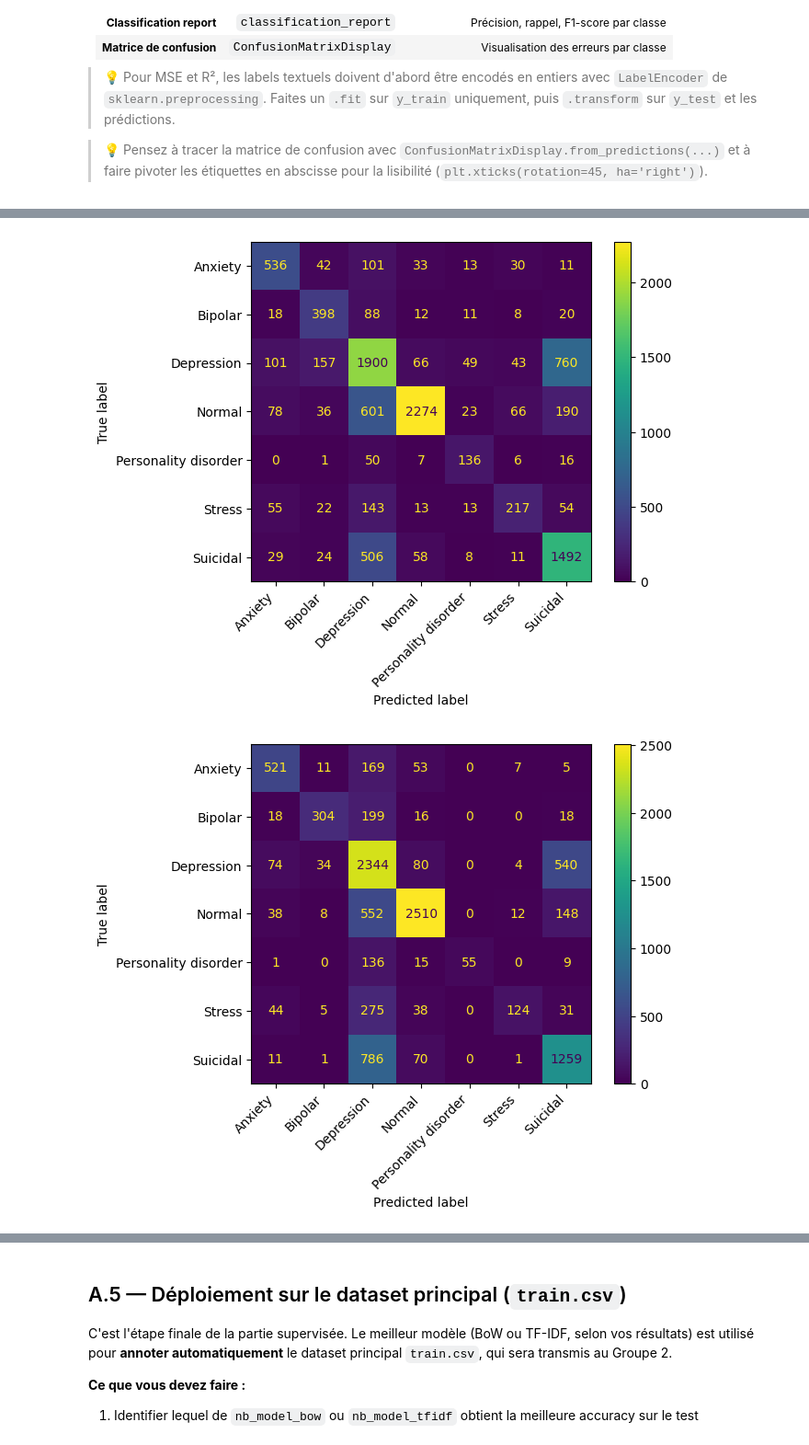
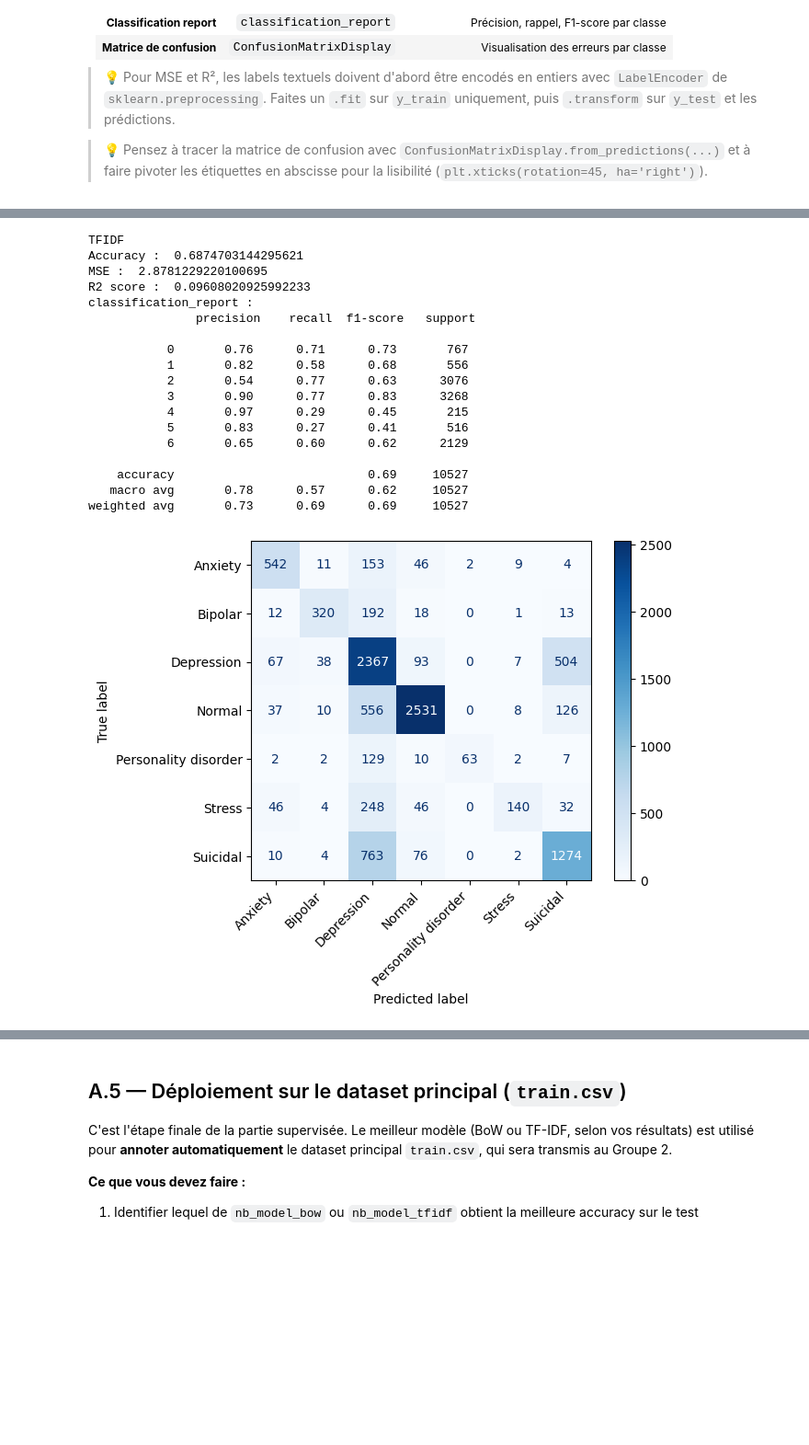
Before and after one commit to cypnet/Analyse-de-conversations-sur-la-sant-mentale, a Jupyter notebook: notebooks/ULYSSE/ETAPE2-Analyse_des_sentiments_des_conversations_Ulysse.ipynb, the cells around one changed output, grey strips where cells are left out. Shown at 92% size. Drawn from its saved outputs; the diff is of its cells as text; code cells hidden in the pictures; blank space fills up the shorter version.

```diff
--- a/notebooks/ULYSSE/ETAPE2-Analyse_des_sentiments_des_conversations_Ulysse.ipynb
+++ b/notebooks/ULYSSE/ETAPE2-Analyse_des_sentiments_des_conversations_Ulysse.ipynb
@@ -763,8 +763,8 @@ Stocker les résultats dans :
 - `nb_predictions_tfidf`
 # %%
 # A.3 — Votre code ici
-y_pred_bow = modeleBoW.predict(X_val_bow)
-y_pred_tfidf = modeleTFIDF.predict(X_val_tfidf)
+y_pred_bow = modeleBoW.predict(X_test_bow)
+y_pred_tfidf = modeleTFIDF.predict(X_test_tfidf)
 # %% [markdown]
 ## A.4 — Évaluation quantitative
 
@@ -783,3 +783,13 @@ Pour chaque variante (BoW et TF-IDF), calculer et afficher les métriques suivan
 > 💡 Pour MSE et R², les labels textuels doivent d'abord être encodés en entiers avec `LabelEncoder` de `sklearn.preprocessing`. Faites un `.fit` sur `y_train` uniquement, puis `.transform` sur `y_test` et les prédictions.
 
 > 💡 Pensez à tracer la matrice de confusion avec `ConfusionMatrixDisplay.from_predictions(...)` et à faire pivoter les étiquettes en abscisse pour la lisibilité (`plt.xticks(rotation=45, ha='right')`).
+# %%
+from sklearn.preprocessing import LabelEncoder
+le = LabelEncoder()
+le.fit(y_train)
+y_true=le.transform(y_test)
+
+from sklearn.metrics import mean_squared_error
+from sklearn.metrics import r2_score
+from sklearn.metrics import classification_report
+from sklearn.metrics import ConfusionMatrixDisplay
@@ -786,39 +839,45 @@ Pour chaque variante (BoW et TF-IDF), calculer et afficher les métriques suivan
 # %%
-# A.4 — Votre code ici
+# A.4.2 TF-IDF
 
-accuracyBoW = accuracy_score(y_pred_bow,y_val)
-accuracyTFIDF = accuracy_score(y_pred_tfidf,y_val)
+accuracyTFIDF = accuracy_score(y_pred_tfidf,y_test)
 
-from sklearn.preprocessing import LabelEncoder
-le = LabelEncoder()
-le.fit(y_train)
-y_true=le.transform(y_val)
-y_pred_transform_bow = le.transform(y_pred_bow)
 y_pred_transform_tfidf = le.transform(y_pred_tfidf)
 
-from sklearn.metrics import mean_squared_error
-mse_bow = mean_squared_error(y_true,y_pred_transform_bow)
 mse_tfidf = mean_squared_error(y_true,y_pred_transform_tfidf)
 
-from sklearn.metrics import r2_score
-r2_score_bow = r2_score(y_true,y_pred_transform_bow)
 r2_score_tfidf = r2_score(y_true,y_pred_transform_tfidf)
 
-from sklearn.metrics import classification_report
-cr_bow= classification_report(y_true, y_pred_transform_bow)
 cr_tfidf= classification_report(y_true, y_pred_transform_tfidf)
 
-from sklearn.metrics import ConfusionMatrixDisplay
-cm_bow = confusion_matrix(y_val,y_pred_bow)
-cm_tfidf = confusion_matrix(y_val,y_pred_tfidf)
-tab_cm_bow = ConfusionMatrixDisplay(confusion_matrix=cm_bow,display_labels=modeleBoW.classes_)
+cm_tfidf = confusion_matrix(y_test,y_pred_tfidf)
 tab_cm_tfidf = ConfusionMatrixDisplay(confusion_matrix=cm_tfidf,display_labels=modeleTFIDF.classes_)
 
-tab_cm_bow.plot()
-plt.xticks(rotation=45, ha='right')
-tab_cm_tfidf.plot()
+
+print ("\n\nTFIDF")
+print ("Accuracy : ", accuracyTFIDF)
+print("MSE : ", mse_tfidf)
+print("R2 score : ", r2_score_tfidf)
+print("classification_report : \n", cr_tfidf)
+tab_cm_tfidf.plot(cmap=plt.cm.Blues)
 plt.xticks(rotation=45, ha='right')
 plt.show()
 # %% [output]
+TFIDF
+Accuracy :  0.6874703144295621
+MSE :  2.8781229220100695
+R2 score :  0.09608020925992233
+classification_report :
+               precision    recall  f1-score   support
+
+           0       0.76      0.71      0.73       767
+           1       0.82      0.58      0.68       556
+           2       0.54      0.77      0.63      3076
+           3       0.90      0.77      0.83      3268
+           4       0.97      0.29      0.45       215
+           5       0.83      0.27      0.41       516
+           6       0.65      0.60      0.62      2129
+
+    accuracy                           0.69     10527
+   macro avg       0.78      0.57      0.62     10527
+weighted avg       0.73      0.69      0.69     10527
-[figure, old version]
+[figure, new version]
-[figure, removed]
```
Also changed, not shown: parts of 4 cells of this notebook, 1 other file.
